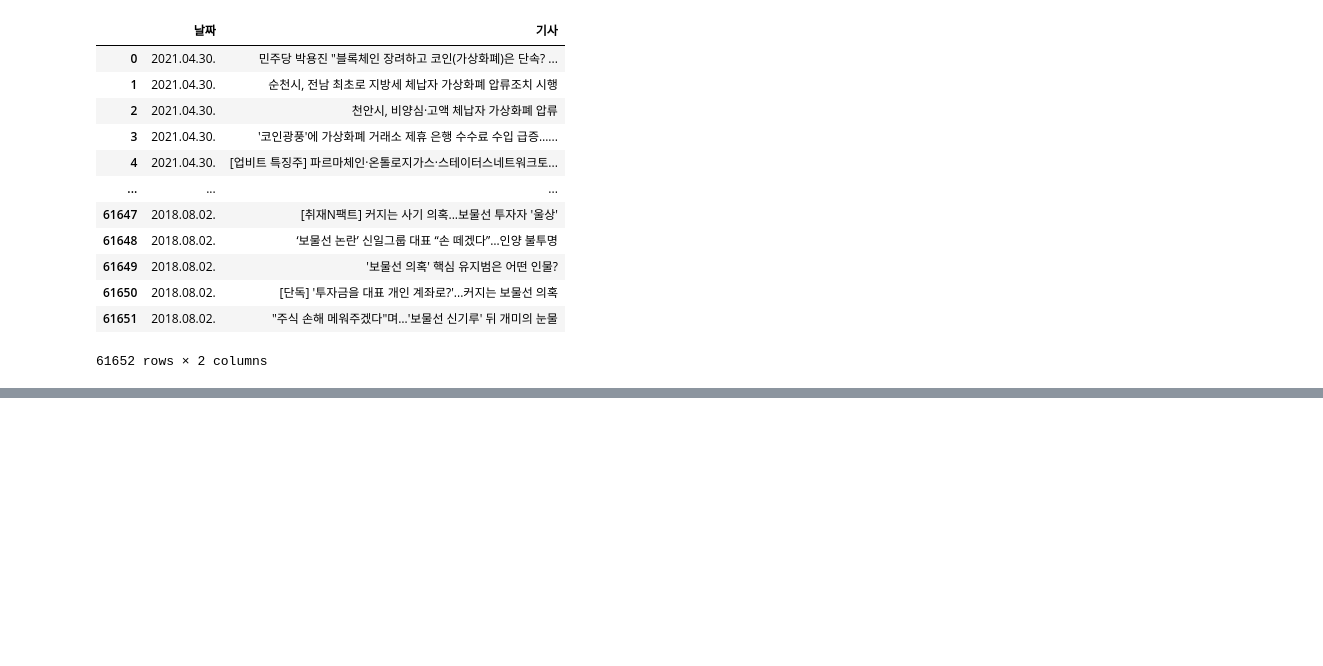
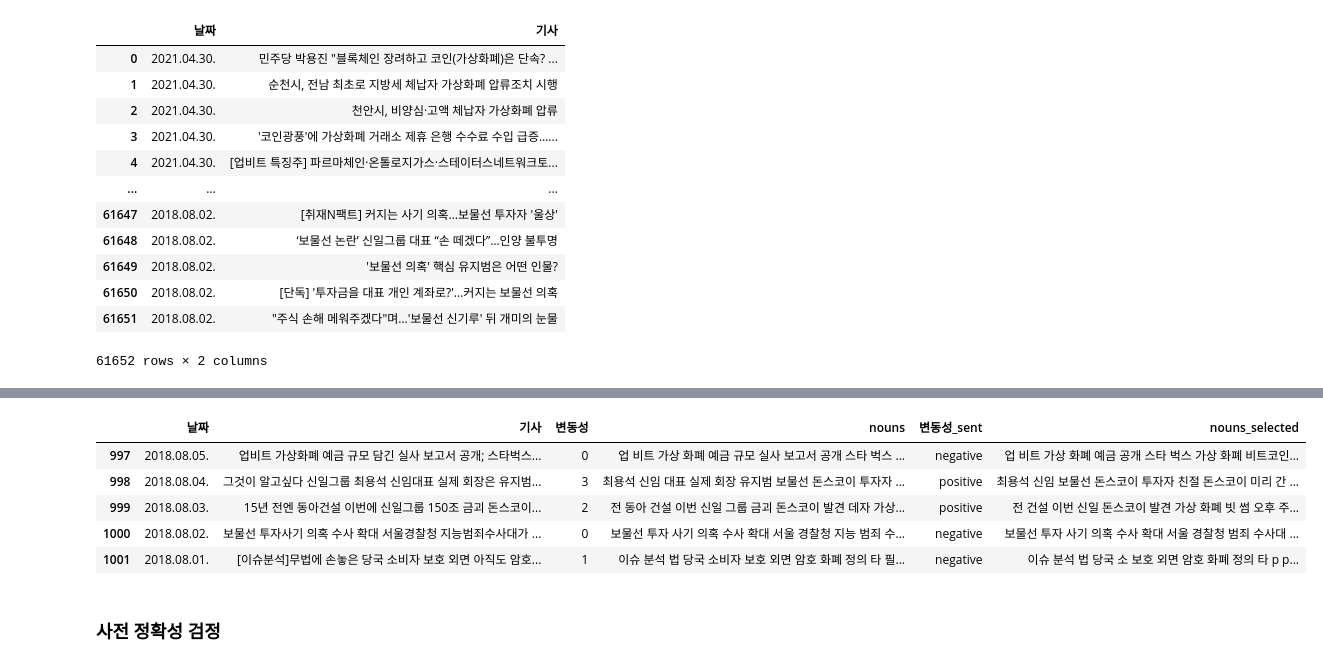
Before and after one commit to jej0312/bitcoin_volatility, a Jupyter notebook: Text_preprocessing.ipynb, the cells around one changed output, grey strips where cells are left out. Cells and saved outputs as stored; diff of their text form; code cells hidden in the pictures; blank space fills up the shorter version.

```diff
--- a/Text_preprocessing.ipynb
+++ b/Text_preprocessing.ipynb
@@ -400,0 +930,2 @@ df
+# %%
+model = grid_search.best_estimator_
@@ -400,0 +958,3 @@ df
+# %%
+vocab = [k for k, v in sorted(model.named_steps['tfidf_vect'].get_feature_names(), key=lambda item: item[1])]
+coef = pd.Series(model.named_steps['el_clf'].coef_.flatten(), index = vocab) # https://www.kaggle.com/cast42/feature-selection-and-elastic-net
@@ -400,0 +981,16 @@ df
+# %%
+stopwords = list(coef[sum([list(i) for i in np.where(coef == 0)], [])].index) # 0으로 사라진 단어들을 불용어로 처리한 후 제거한다.
+# %%
+import re
+
+regex = re.compile('|'.join(stopwords))
+df['nouns_selected'] = [regex.sub('', s) for s in df['nouns']] # stopwords에 있는 단어들을 제거하기
+# %%
+df.tail()
+# %% [output]
+|  | 날짜 | 기사 | 변동성 | nouns | 변동성_sent | nouns_selected |
+| 997 | 2018.08.05. | 업비트 가상화폐 예금 규모 담긴 실사 보고서 공개; 스타벅스... | 0 | 업 비트 가상 화폐 예금 규모 실사 보고서 공개 스타 벅스 ... | negative | 업 비트 가상 화폐 예금 공개 스타 벅스 가상 화폐 비트코인... |
+| 998 | 2018.08.04. | 그것이 알고싶다 신일그룹 최용석 신임대표 실제 회장은 유지범... | 3 | 최용석 신임 대표 실제 회장 유지범 보물선 돈스코이 투자자 ... | positive | 최용석 신임 보물선 돈스코이 투자자 친절 돈스코이 미리 간 ... |
+| 999 | 2018.08.03. | 15년 전엔 동아건설 이번에 신일그룹 150조 금괴 돈스코이... | 2 | 전 동아 건설 이번 신일 그룹 금괴 돈스코이 발견 데자 가상... | positive | 전 건설 이번 신일 돈스코이 발견 가상 화폐 빗 썸 오후 주... |
+| 1000 | 2018.08.02. | 보물선 투자사기 의혹 수사 확대 서울경찰청 지능범죄수사대가 ... | 0 | 보물선 투자 사기 의혹 수사 확대 서울 경찰청 지능 범죄 수... | negative | 보물선 투자 사기 의혹 수사 확대 서울 경찰청 범죄 수사대 ... |
+| 1001 | 2018.08.01. | [이슈분석]무법에 손놓은 당국 소비자 보호 외면 아직도 암호... | 1 | 이슈 분석 법 당국 소비자 보호 외면 암호 화폐 정의 타 필... | negative | 이슈 분석 법 당국 소 보호 외면 암호 화폐 정의 타 p p... |
@@ -400,0 +999,2 @@ df
+# %% [markdown]
+### 사전 정확성 검정
```
Also changed, not shown: parts of 75 cells of this notebook.
